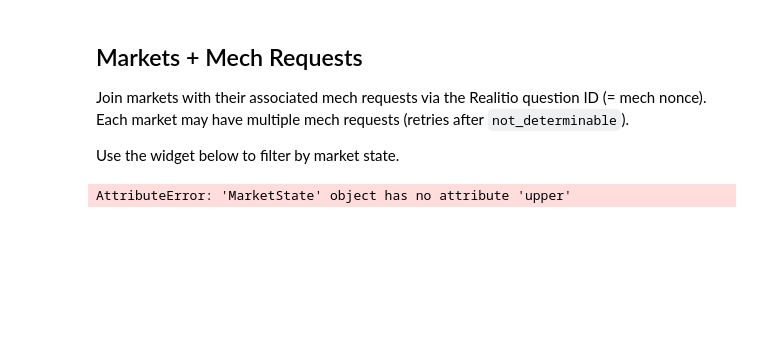
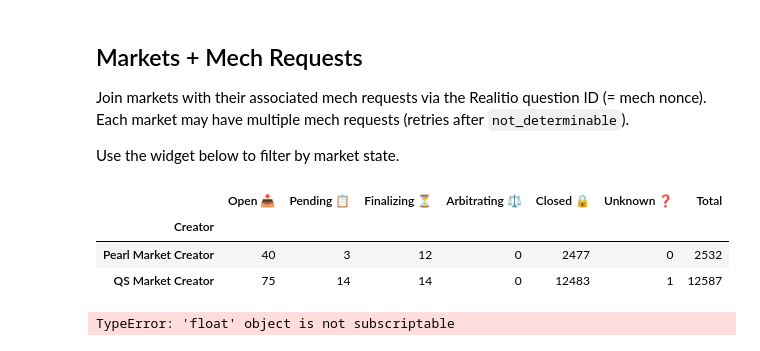
Before and after one commit to valory-xyz/market-creator, a Jupyter notebook: notebooks/market_creator_activity.ipynb, the cells around one changed output. Cells and saved outputs as stored; diff of their text form; code cells hidden in the pictures; blank space fills up the shorter version.

```diff
--- a/notebooks/market_creator_activity.ipynb
+++ b/notebooks/market_creator_activity.ipynb
@@ -1201,7 +1186,7 @@ def _format_audit_info(row):
 
 # State summary table with icons in headers
 df_states_display = df_states.rename(
-    columns={col: f"{col} {MARKET_STATE_ICONS.get(MarketState.__members__.get(col.upper()), '')}" for col in df_states.columns}
+    columns={col: f"{col} {MARKET_STATE_ICONS.get(col, '')}" for col in df_states.columns}
 )
 display(HTML(df_states_display.to_html()))
 
@@ -1232,7 +1217,7 @@ for key in MARKET_CREATORS:
     rows = []
     for _, row in df_display.iterrows():
         question_id = row["question_id"] or ""
-        title_text = (row["title"] or "")[:80]
+        title_text = (str(row["title"]) or "")[:80]
         presagio_url = f'https://presagio.pages.dev/markets?id={row["market_id"]}'
         mech_reqs = nonce_index.get(question_id, [])
 
@@ -1253,34 +1238,38 @@ for key in MARKET_CREATORS:
         # Format remaining time
         remaining_str = "--"
         if row["state"] == MarketState.FINALIZING and row["finalized_ts"]:
             remaining = int(row["finalized_ts"].timestamp()) - int(now_utc.timestamp())
             if remaining <= 0:
                 remaining_str = "00:00"
             else:
                 remaining_str = f"{remaining // 3600:02d}:{(remaining % 3600) // 60:02d}"
 
         rows.append({
             "Title": f'<a href="{presagio_url}" target="_blank">{title_text}</a>',
             "Vol (xDAI)": f"{row['collateral_volume']:.2f}",
             "Answer": row["current_answer"],
             "# Ans": ans_label,
             "State": f"{row['state']} {MARKET_STATE_ICONS.get(row['state'], '')}",
             "Finalizes in": remaining_str,
-            "Created (UTC)": row["creation_ts"].strftime("%Y-%m-%d %H:%M") if row["creation_ts"] else "--",
-            "Resolved (UTC)": row["resolution_ts"].strftime("%Y-%m-%d %H:%M") if row["resolution_ts"] else "--",
-            "Finalized (UTC)": row["finalized_ts"].strftime("%Y-%m-%d %H:%M") if row["finalized_ts"] else "--",
+            "Created (UTC)": row["creation_ts"].strftime("%Y-%m-%d %H:%M") if pd.notna(row["creation_ts"]) else "--",
+            "Resolved (UTC)": row["resolution_ts"].strftime("%Y-%m-%d %H:%M") if pd.notna(row["resolution_ts"]) else "--",
+            "Finalized (UTC)": row["finalized_ts"].strftime("%Y-%m-%d %H:%M") if pd.notna(row["finalized_ts"]) else "--",
             "Audit": _format_audit_info(row),
             "# Mech": len(mech_reqs),
             "Delivers": _format_delivers(mech_reqs) if mech_reqs else "",
             "Delay": avg_delay,
             "Last Mech Response": _format_mech_response(mech_reqs) if mech_reqs else "",
         })
 
     truncated = f" (showing {MAX_MARKETS_DISPLAYED} of {total})" if total > MAX_MARKETS_DISPLAYED else ""
     display(HTML(f"<h4>{name} — {total} markets ({states_detail}){truncated}</h4>"))
     if rows:
         display(HTML(pd.DataFrame(rows).to_html(escape=False, index=False)))
     else:
         display(HTML("<p><i>No markets match the selected states.</i></p>"))
 # %% [output]
+|  | Open 📥 | Pending 📋 | Finalizing ⏳ | Arbitrating ⚖️ | Closed 🔒 | Unknown ❓ | Total |
+| Creator |  |  |  |  |  |  |  |
+| Pearl Market Creator | 40 | 3 | 12 | 0 | 2477 | 0 | 2532 |
+| QS Market Creator | 75 | 14 | 14 | 0 | 12483 | 1 | 12587 |
-AttributeError: 'MarketState' object has no attribute 'upper'
+TypeError: 'float' object is not subscriptable
```
Also changed, not shown: parts of 7 cells of this notebook.
